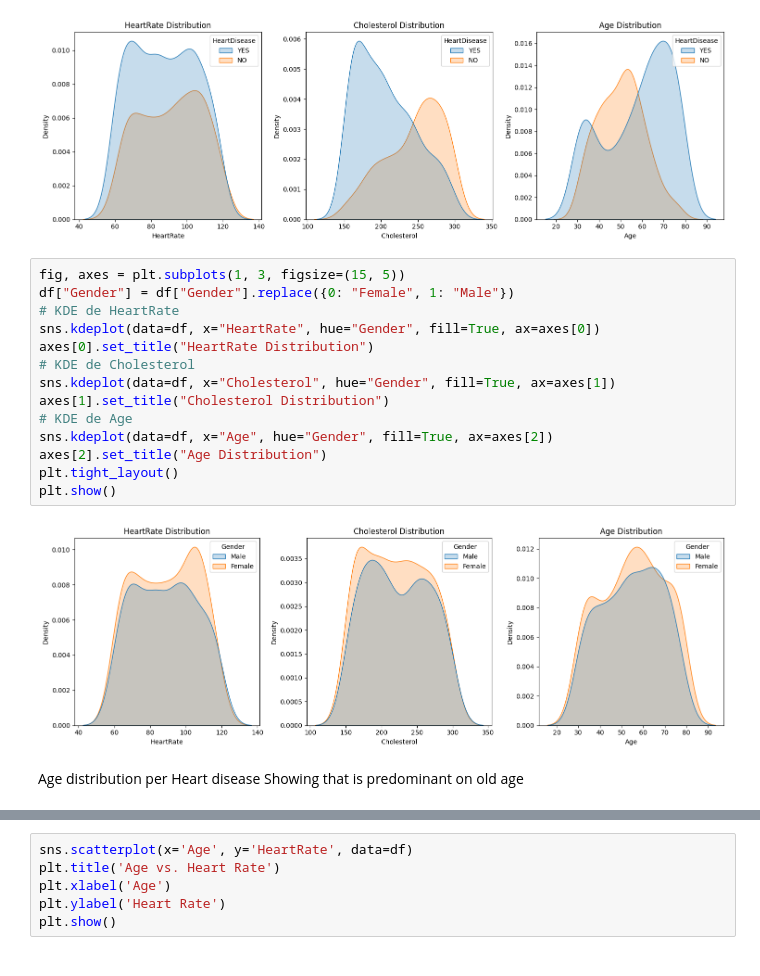
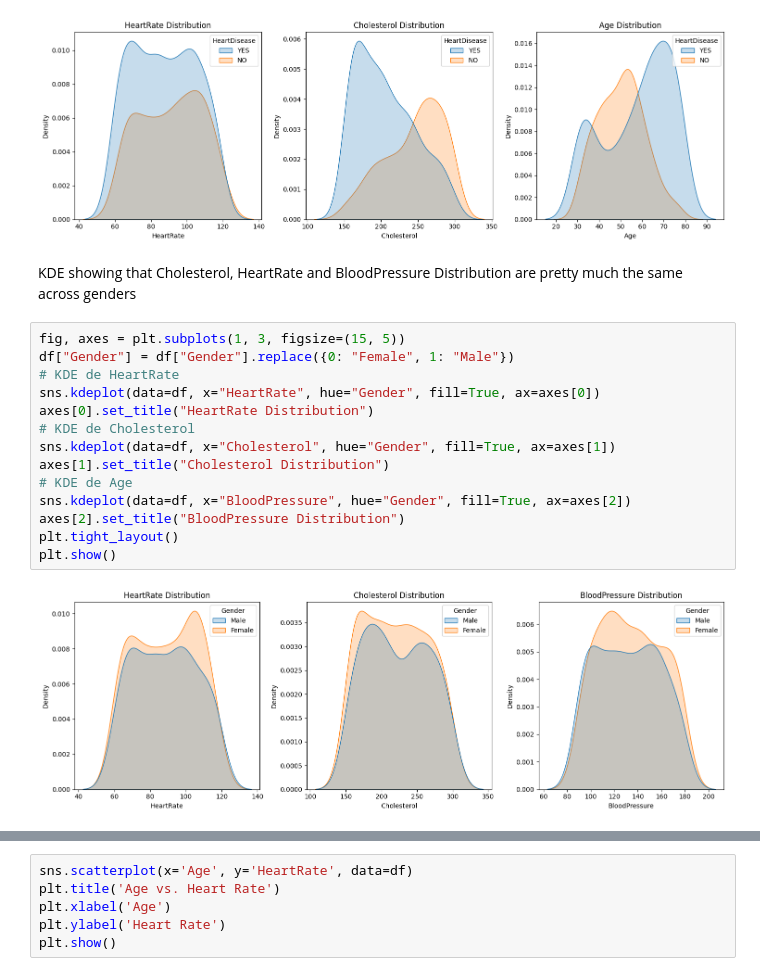
Before and after one commit to draco987987/Heart_Failure_Prediction_Proyect, a Jupyter notebook: jupyter_notebooks/Notebook_Template.ipynb, the cells around one changed output, grey strips where cells are left out. Saved outputs shown, nothing was run; the diff lists cells and outputs as text.

```diff
--- a/jupyter_notebooks/Notebook_Template.ipynb
+++ b/jupyter_notebooks/Notebook_Template.ipynb
@@ -232,21 +247,21 @@ plt.tight_layout()
 plt.show()
 # %% [output]
 [figure]
+# %% [markdown]
+KDE showing that Cholesterol, HeartRate and BloodPressure Distribution are pretty much the same across genders
 # %%
 fig, axes = plt.subplots(1, 3, figsize=(15, 5))
 df["Gender"] = df["Gender"].replace({0: "Female", 1: "Male"})
 # KDE de HeartRate
 sns.kdeplot(data=df, x="HeartRate", hue="Gender", fill=True, ax=axes[0])
 axes[0].set_title("HeartRate Distribution")
 # KDE de Cholesterol
 sns.kdeplot(data=df, x="Cholesterol", hue="Gender", fill=True, ax=axes[1])
 axes[1].set_title("Cholesterol Distribution")
 # KDE de Age
-sns.kdeplot(data=df, x="Age", hue="Gender", fill=True, ax=axes[2])
-axes[2].set_title("Age Distribution")
+sns.kdeplot(data=df, x="BloodPressure", hue="Gender", fill=True, ax=axes[2])
+axes[2].set_title("BloodPressure Distribution")
 plt.tight_layout()
 plt.show()
 # %% [output]
-[figure, old version]
+[figure, new version]
-# %% [markdown]
-Age distribution per Heart disease Showing that is predominant on old age
```
Also changed, not shown: parts of 9 cells of this notebook, 1 other file.
